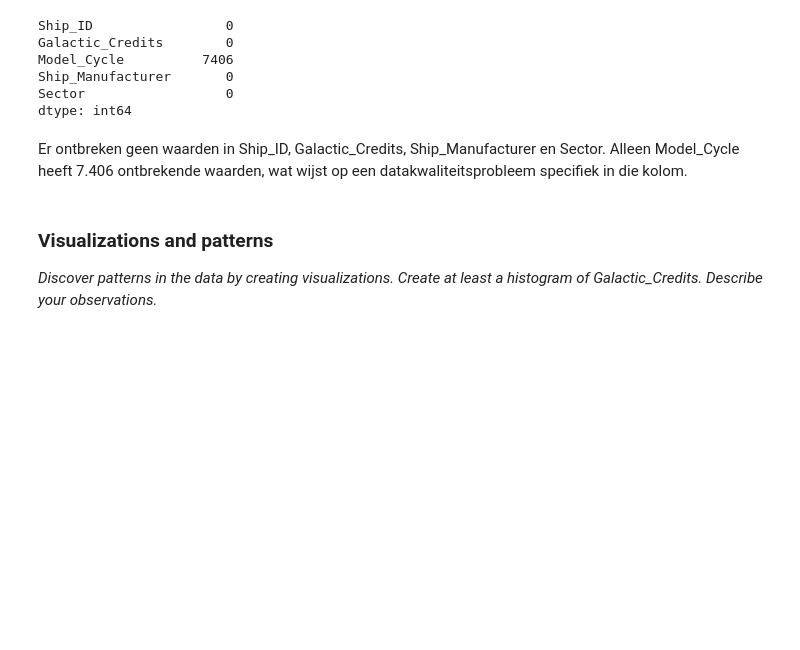
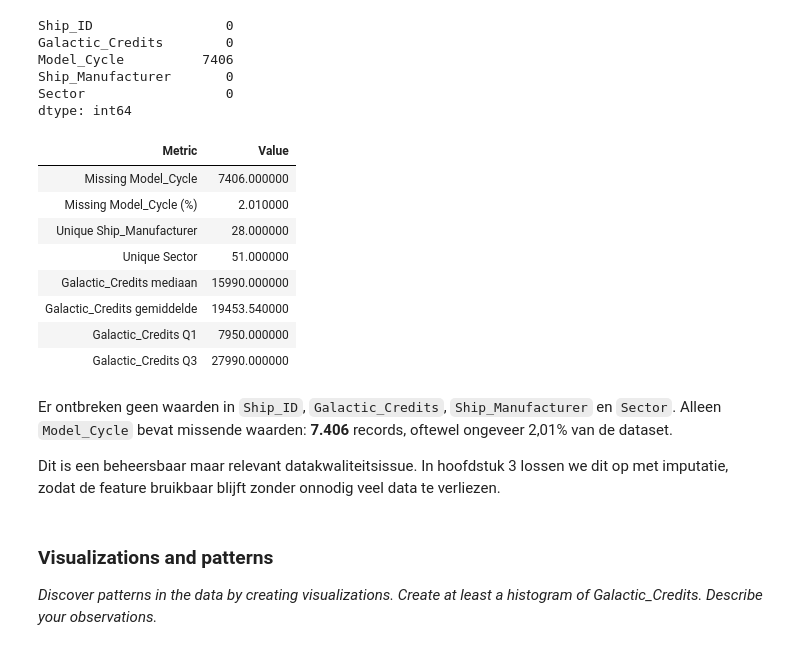
Before and after one commit to AchrafEAE/DDD, a Jupyter notebook: Iteratie1.ipynb, the cells around one changed output. Cells and saved outputs as stored; diff of their text form; code cells hidden in the pictures; blank space fills up the shorter version.

Commit message:
hoofdstuk 2 af

```diff
--- a/Iteratie1.ipynb
+++ b/Iteratie1.ipynb
@@ -155,8 +167,47 @@ Model_Cycle          7406
 Ship_Manufacturer       0
 Sector                  0
 dtype: int64
+# %%
+summary_df = pd.DataFrame(
+    {
+        "Metric": [
+            "Missing Model_Cycle",
+            "Missing Model_Cycle (%)",
+            "Unique Ship_Manufacturer",
+            "Unique Sector",
+            "Galactic_Credits mediaan",
+            "Galactic_Credits gemiddelde",
+            "Galactic_Credits Q1",
+            "Galactic_Credits Q3",
+        ],
+        "Value": [
+            df["Model_Cycle"].isna().sum(),
+            round(df["Model_Cycle"].isna().mean() * 100, 2),
+            df["Ship_Manufacturer"].nunique(),
+            df["Sector"].nunique(),
+            round(df["Galactic_Credits"].median(), 2),
+            round(df["Galactic_Credits"].mean(), 2),
+            round(df["Galactic_Credits"].quantile(0.25), 2),
+            round(df["Galactic_Credits"].quantile(0.75), 2),
+        ],
+    }
+)
+
+summary_df.style.hide(axis="index")
+# %% [output]
+| Metric | Value |
+| Missing Model_Cycle | 7406.000000 |
+| Missing Model_Cycle (%) | 2.010000 |
+| Unique Ship_Manufacturer | 28.000000 |
+| Unique Sector | 51.000000 |
+| Galactic_Credits mediaan | 15990.000000 |
+| Galactic_Credits gemiddelde | 19453.540000 |
+| Galactic_Credits Q1 | 7950.000000 |
+| Galactic_Credits Q3 | 27990.000000 |
 # %% [markdown]
-Er ontbreken geen waarden in Ship_ID, Galactic_Credits, Ship_Manufacturer en Sector. Alleen Model_Cycle heeft 7.406 ontbrekende waarden, wat wijst op een datakwaliteitsprobleem specifiek in die kolom.
+Er ontbreken geen waarden in `Ship_ID`, `Galactic_Credits`, `Ship_Manufacturer` en `Sector`. Alleen `Model_Cycle` bevat missende waarden: **7.406** records, oftewel ongeveer 2,01% van de dataset.
+
+Dit is een beheersbaar maar relevant datakwaliteitsissue. In hoofdstuk 3 lossen we dit op met imputatie, zodat de feature bruikbaar blijft zonder onnodig veel data te verliezen.
 # %% [markdown]
 ### **Visualizations and patterns**
 
```
Also changed, not shown: parts of 15 cells of this notebook.
